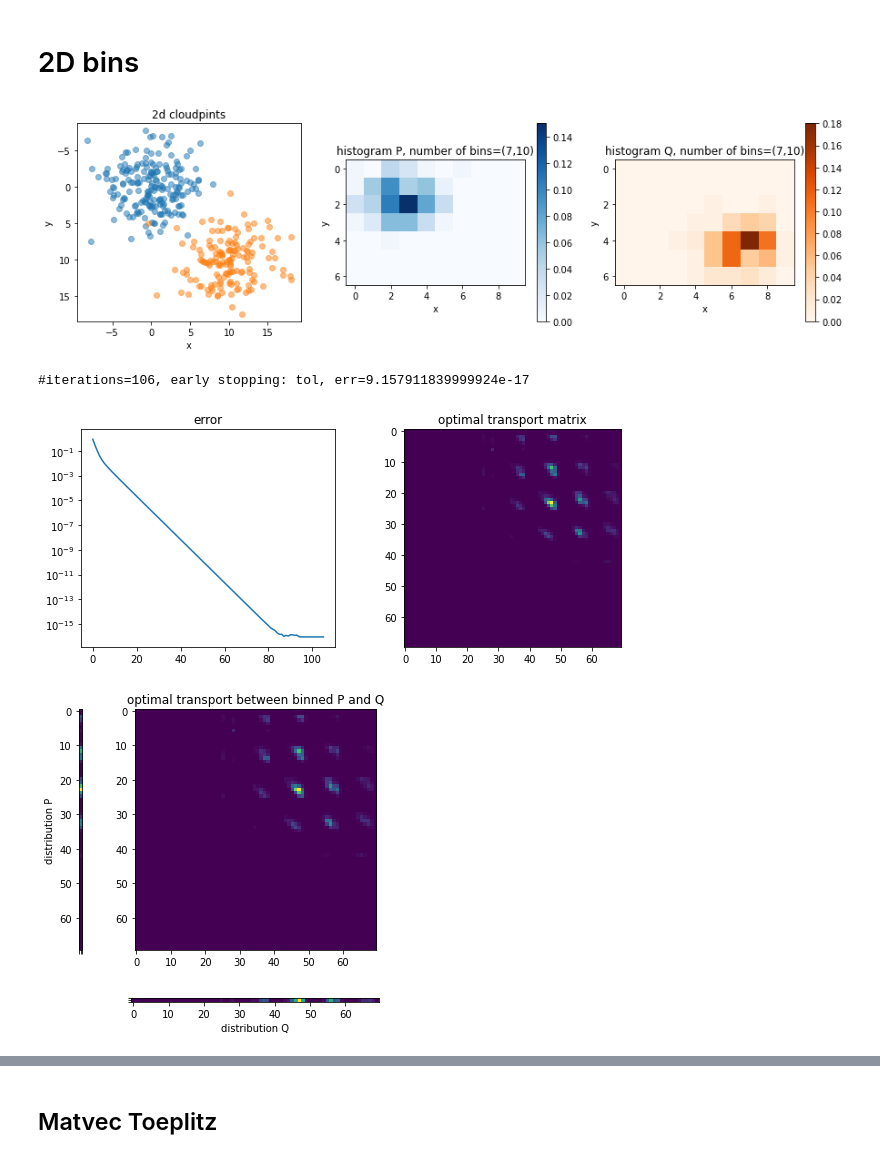
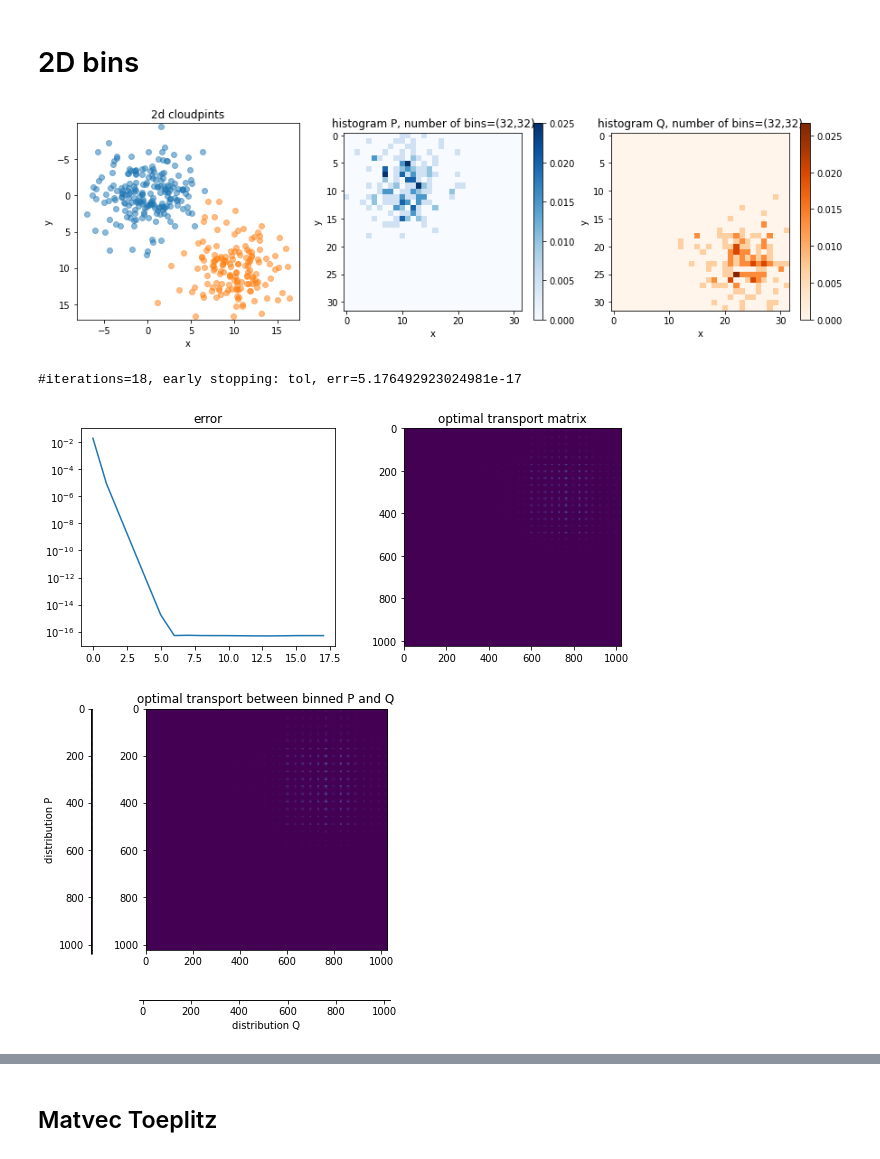
Before and after one commit to svdcvt/sinkhorn_ot, a Jupyter notebook: sinkhorn.ipynb, the cells around one changed output, grey strips where cells are left out. Drawn from its saved outputs; the diff is of its cells as text; code cells hidden in the pictures.

```diff
--- a/sinkhorn.ipynb
+++ b/sinkhorn.ipynb
@@ -5,5 +10,5 @@ from scipy.spatial.distance import cdist
 # %%
-def sinkhorn(p, q, C, beta=0.01, eps=1e-12, max_iter=200, tol=1e-10, patience=10,):
+def sinkhorn(p, q, C, beta=0.01, eps=1e-12, max_iter=200, tol=1e-10, patience=10, plot=True):
     '''
     p, q - distributions
     C - cost matrix
@@ -11,7 +16,6 @@ def sinkhorn(p, q, C, beta=0.01, eps=1e-12, max_iter=200, tol=1e-10, patience=10
     '''
     n, m = len(p), len(q)
     K = np.exp(-C / beta)
-#     K /= K.sum()
     Kt = K.T
     b = np.ones(m)
     err = [10]
@@ -35,14 +39,15 @@ def sinkhorn(p, q, C, beta=0.01, eps=1e-12, max_iter=200, tol=1e-10, patience=10
         else:
             j = 0
         i +=1
-    plt.figure(figsize=(10,4))
-    plt.subplot(121)
-    plt.title('error')
-    plt.semilogy(range(len(err)-1), err[1:])
-    plt.subplot(122)
-    plt.title('optimal transport matrix')
-    plt.imshow(g)
-    plt.show()
+    if plot:
+        plt.figure(figsize=(10,4))
+        plt.subplot(121)
+        plt.title('error')
+        plt.semilogy(range(len(err)-1), err[1:])
+        plt.subplot(122)
+        plt.title('optimal transport matrix')
+        plt.imshow(g)
+        plt.show()
 
     return g, K, a, b
 # %% [markdown]
@@ -200,7 +192,7 @@ N, M, d = 200, 150, 2
 X = np.random.normal(0, 3, (N, d))
 Y = np.random.normal(10, 3, (M, d))
 
-n, m = 7, 10
+n, m = 32, 32
 # %%
 clouds = np.vstack([X, Y])
 
@@ -247,12 +239,12 @@ plt.imshow(q, cmap='Oranges')
 plt.colorbar()
 plt.show()
 # %% [output]
-[figure, old version]
+[figure, new version]
 # %%
-g, K, u, v = sinkhorn(p.ravel(), q.ravel(), c, 3e-1, eps=1e-20, max_iter=1000, tol=1e-17, patience=10)
+g, K, u, v = sinkhorn(p.ravel(), q.ravel(), c, 10, eps=1e-20, max_iter=1000, tol=1e-17, patience=10)
 # %% [output]
-#iterations=106, early stopping: tol, err=9.157911839999924e-17
+#iterations=18, early stopping: tol, err=5.176492923024981e-17
-[figure, old version]
+[figure, new version]
 # %%
 # Set up the axes with gridspec
 fig = plt.figure(figsize=(6, 6))
@@ -277,7 +269,7 @@ x_hist.set_xlabel('distribution Q')
 
 plt.show()
 # %% [output]
-[figure, old version]
+[figure, new version]
 # %%
 # Set up the axes with gridspec
 fig = plt.figure(figsize=(6, 6))
```
Also changed, not shown: parts of 31 cells of this notebook.
